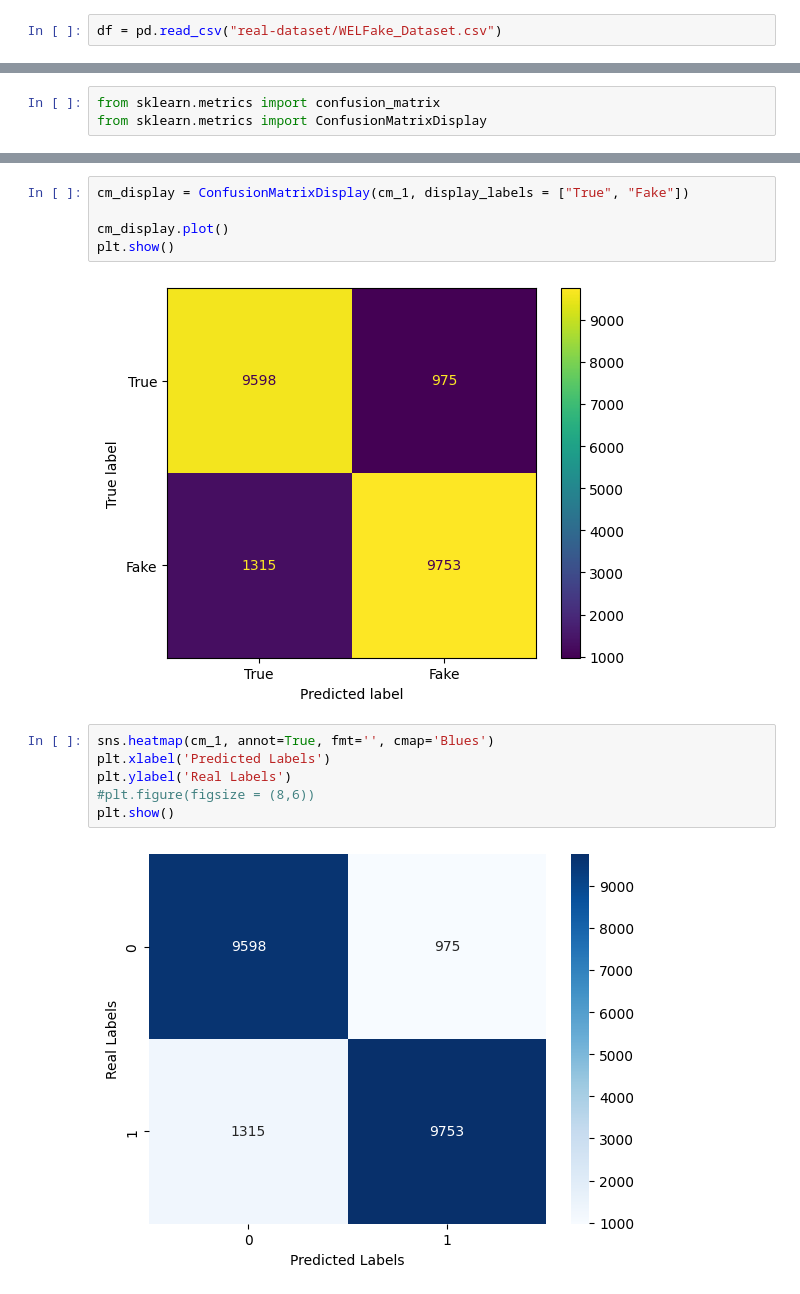
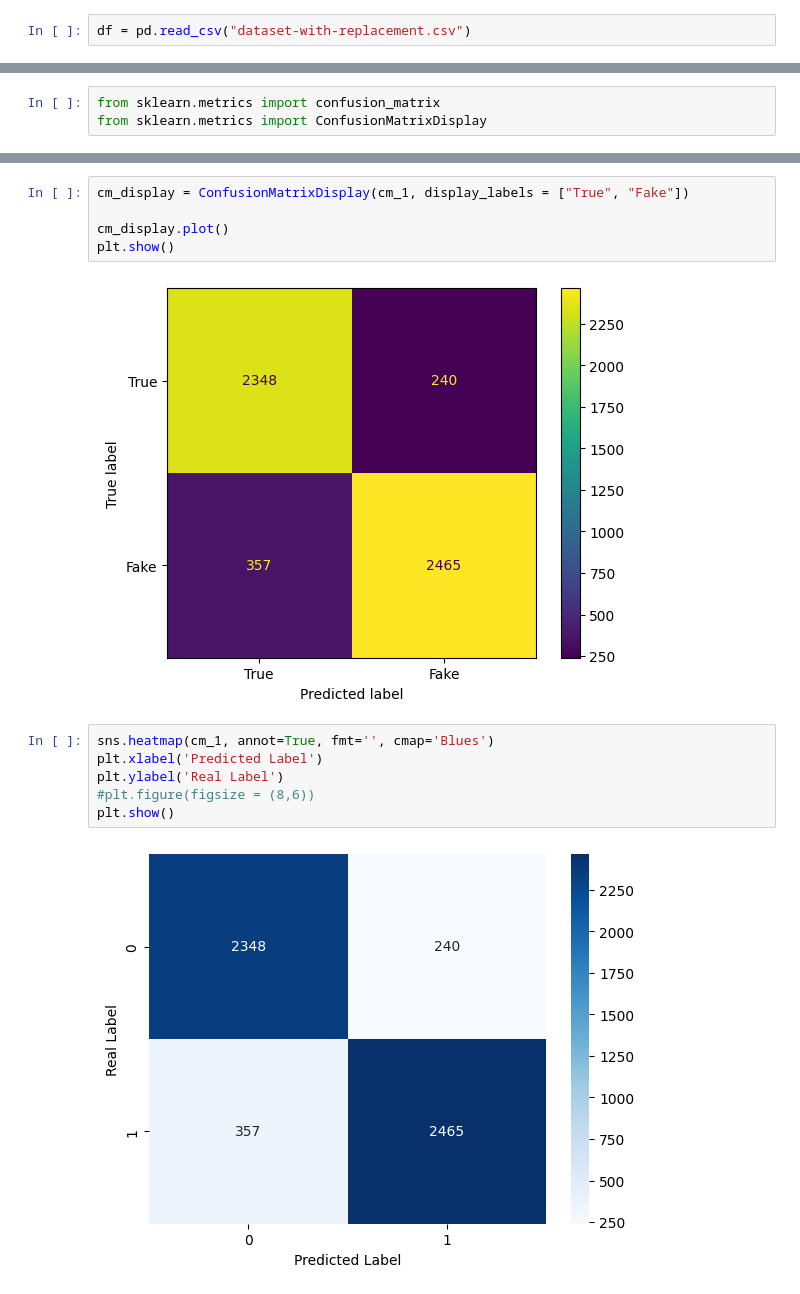
Before and after one commit to shyarnis/fake-news-detection, a Jupyter notebook: fake-news-detection.ipynb, the cells around one changed output, grey strips where cells are left out. Saved outputs shown, nothing was run; the diff lists cells and outputs as text.

```diff
--- a/fake-news-detection.ipynb
+++ b/fake-news-detection.ipynb
@@ -19,7 +19,7 @@ from matplotlib.pylab import plt
 import seaborn as sns
 from wordcloud import WordCloud
 # %%
-df = pd.read_csv("real-dataset/WELFake_Dataset.csv")
+df = pd.read_csv("dataset-with-replacement.csv")
 # %% [markdown]
 ## EDA
 Exploratory Data Analysis includes data exploration, handling missing values.
@@ -363,12 +363,12 @@ cm_display = ConfusionMatrixDisplay(cm_1, display_labels = ["True", "Fake"])
 cm_display.plot()
 plt.show()
 # %% [output]
-[figure, old version]
+[figure, new version]
 # %%
 sns.heatmap(cm_1, annot=True, fmt='', cmap='Blues')
-plt.xlabel('Predicted Labels')
-plt.ylabel('Real Labels')
+plt.xlabel('Predicted Label')
+plt.ylabel('Real Label')
 #plt.figure(figsize = (8,6))
 plt.show()
 # %% [output]
-[figure, old version]
+[figure, new version]
```
Also changed, not shown: parts of 42 cells of this notebook.
